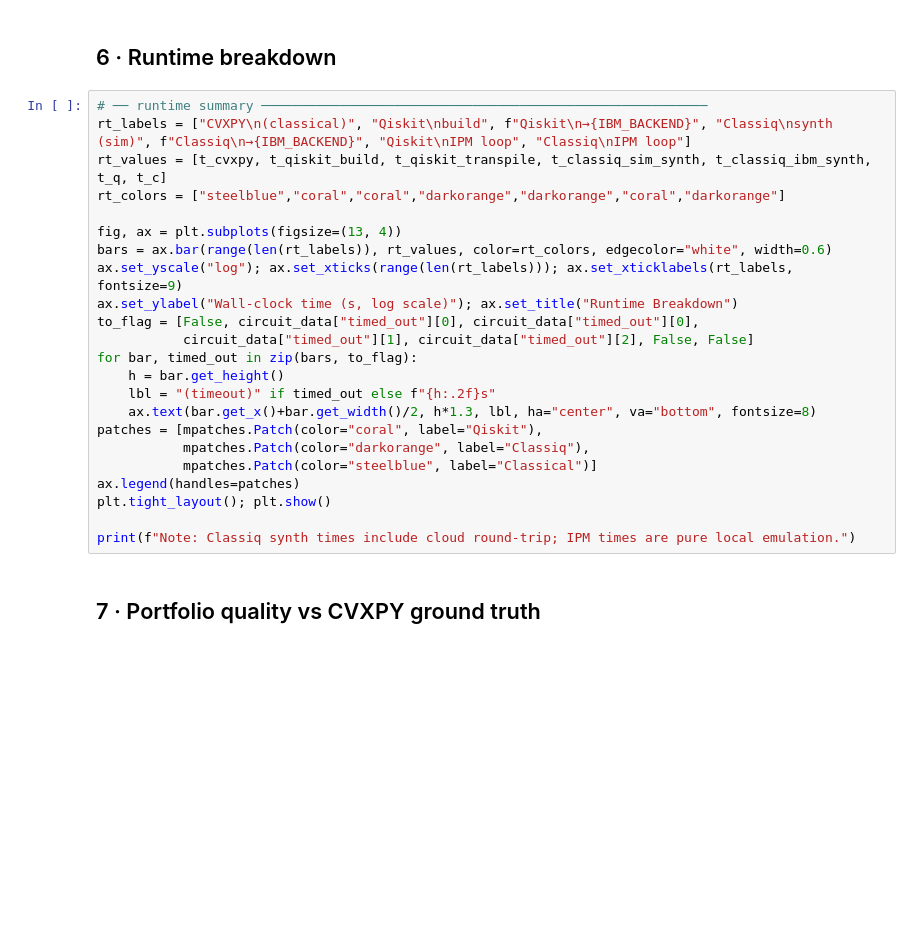
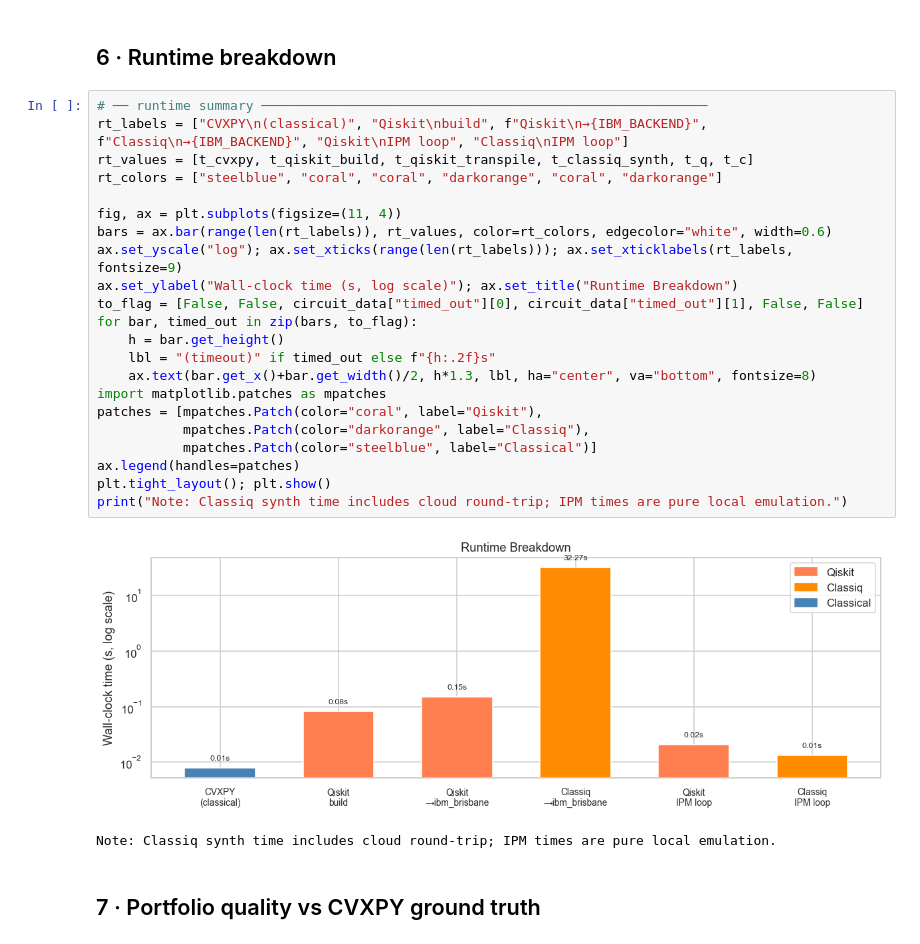
Before and after one commit to Nadav138/QApp, a Jupyter notebook: workshop/benchmark/qiskit_vs_classiq.ipynb, the cells around one changed output. Drawn from its saved outputs; the diff is of its cells as text; blank space fills up the shorter version.

```diff
--- a/workshop/benchmark/qiskit_vs_classiq.ipynb
+++ b/workshop/benchmark/qiskit_vs_classiq.ipynb
@@ -527,27 +626,29 @@ plt.tight_layout(); plt.show()
 ## 6 · Runtime breakdown
 # %%
 # ── runtime summary ─────────────────────────────────────────────────────────
-rt_labels = ["CVXPY\n(classical)", "Qiskit\nbuild", f"Qiskit\n→{IBM_BACKEND}", "Classiq\nsynth (sim)", f"Classiq\n→{IBM_BACKEND}", "Qiskit\nIPM loop", "Classiq\nIPM loop"]
-rt_values = [t_cvxpy, t_qiskit_build, t_qiskit_transpile, t_classiq_sim_synth, t_classiq_ibm_synth, t_q, t_c]
-rt_colors = ["steelblue","coral","coral","darkorange","darkorange","coral","darkorange"]
+rt_labels = ["CVXPY\n(classical)", "Qiskit\nbuild", f"Qiskit\n→{IBM_BACKEND}", f"Classiq\n→{IBM_BACKEND}", "Qiskit\nIPM loop", "Classiq\nIPM loop"]
+rt_values = [t_cvxpy, t_qiskit_build, t_qiskit_transpile, t_classiq_synth, t_q, t_c]
+rt_colors = ["steelblue", "coral", "coral", "darkorange", "coral", "darkorange"]
 
-fig, ax = plt.subplots(figsize=(13, 4))
+fig, ax = plt.subplots(figsize=(11, 4))
 bars = ax.bar(range(len(rt_labels)), rt_values, color=rt_colors, edgecolor="white", width=0.6)
 ax.set_yscale("log"); ax.set_xticks(range(len(rt_labels))); ax.set_xticklabels(rt_labels, fontsize=9)
 ax.set_ylabel("Wall-clock time (s, log scale)"); ax.set_title("Runtime Breakdown")
-to_flag = [False, circuit_data["timed_out"][0], circuit_data["timed_out"][0],
-           circuit_data["timed_out"][1], circuit_data["timed_out"][2], False, False]
+to_flag = [False, False, circuit_data["timed_out"][0], circuit_data["timed_out"][1], False, False]
 for bar, timed_out in zip(bars, to_flag):
     h = bar.get_height()
     lbl = "(timeout)" if timed_out else f"{h:.2f}s"
     ax.text(bar.get_x()+bar.get_width()/2, h*1.3, lbl, ha="center", va="bottom", fontsize=8)
+import matplotlib.patches as mpatches
 patches = [mpatches.Patch(color="coral", label="Qiskit"),
            mpatches.Patch(color="darkorange", label="Classiq"),
            mpatches.Patch(color="steelblue", label="Classical")]
 ax.legend(handles=patches)
 plt.tight_layout(); plt.show()
-
-print(f"Note: Classiq synth times include cloud round-trip; IPM times are pure local emulation.")
+print("Note: Classiq synth time includes cloud round-trip; IPM times are pure local emulation.")
+# %% [output]
+[figure, added]
+Note: Classiq synth time includes cloud round-trip; IPM times are pure local emulation.
 # %% [markdown]
 ## 7 · Portfolio quality vs CVXPY ground truth
 # %%
```
Also changed, not shown: parts of 11 cells of this notebook.
